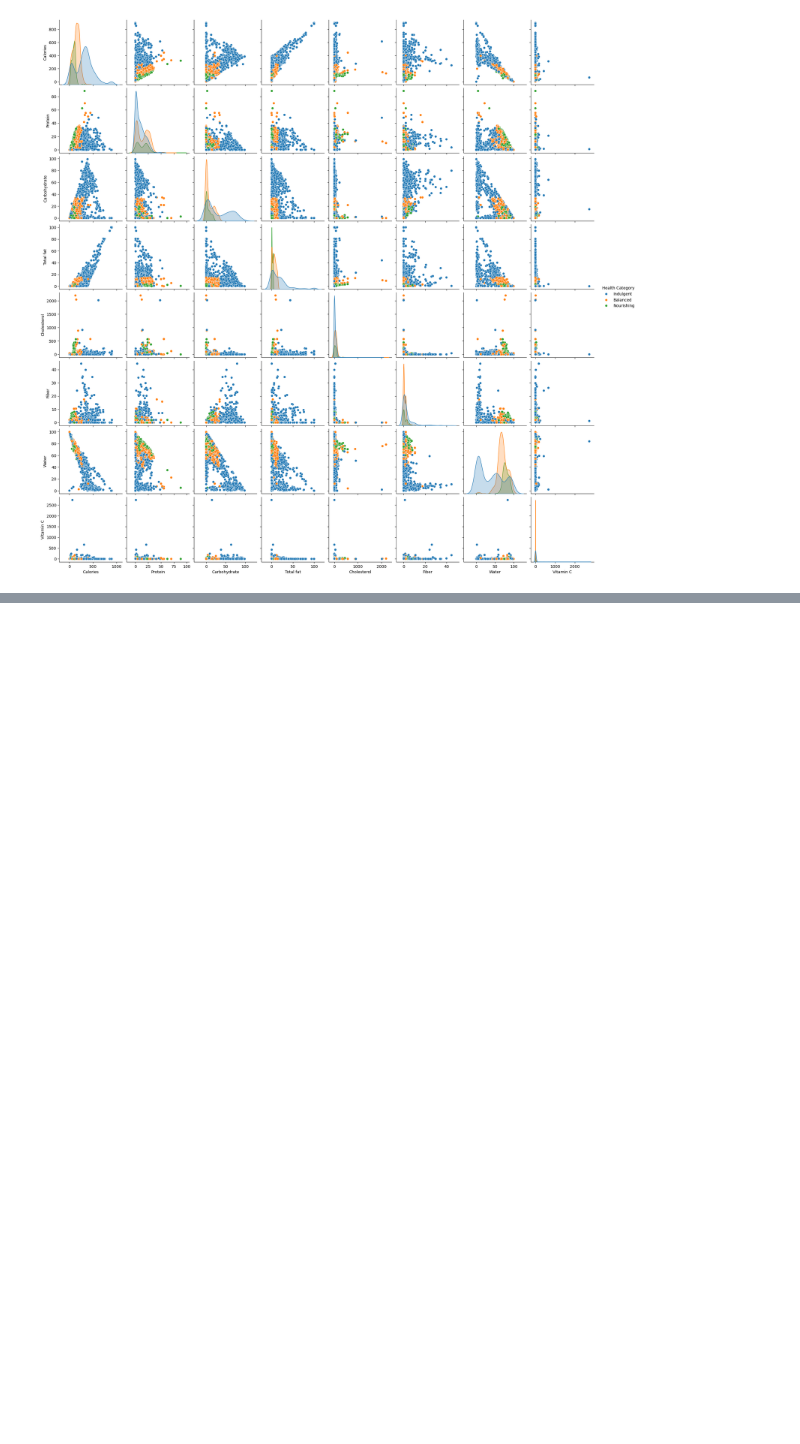
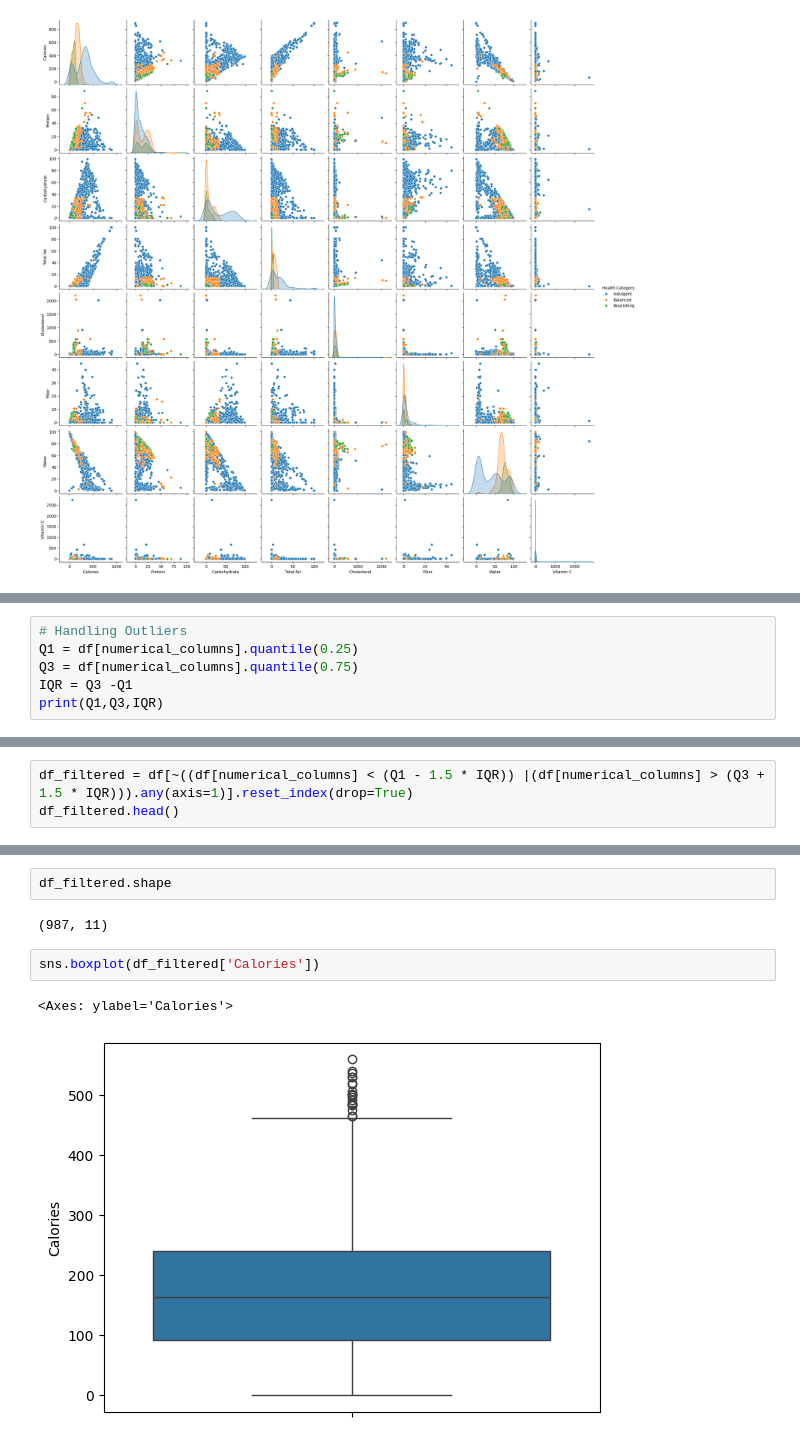
Before and after one commit to niranjankumarnk/Final_project_PredictiveModeling, a Jupyter notebook: Project work/Final project 2024.ipynb, the cells around one changed output, grey strips where cells are left out. Saved outputs shown, nothing was run; the diff lists cells and outputs as text; blank space fills up the shorter version.

```diff
--- a/Project work/Final project 2024.ipynb
+++ b/Project work/Final project 2024.ipynb
@@ -295,0 +289,6 @@ df.corr(numeric_only=True)
+# %%
+# Handling Outliers
+Q1 = df[numerical_columns].quantile(0.25)
+Q3 = df[numerical_columns].quantile(0.75)
+IQR = Q3 -Q1
+print(Q1,Q3,IQR)
@@ -295,0 +313,3 @@ df.corr(numeric_only=True)
+# %%
+df_filtered = df[~((df[numerical_columns] < (Q1 - 1.5 * IQR)) |(df[numerical_columns] > (Q3 + 1.5 * IQR))).any(axis=1)].reset_index(drop=True)
+df_filtered.head()
@@ -295,0 +323,9 @@ df.corr(numeric_only=True)
+# %%
+df_filtered.shape
+# %% [output]
+(987, 11)
+# %%
+sns.boxplot(df_filtered['Calories'])
+# %% [output]
+<Axes: ylabel='Calories'>
+[figure, added]
```
Also changed, not shown: parts of 28 cells of this notebook.
